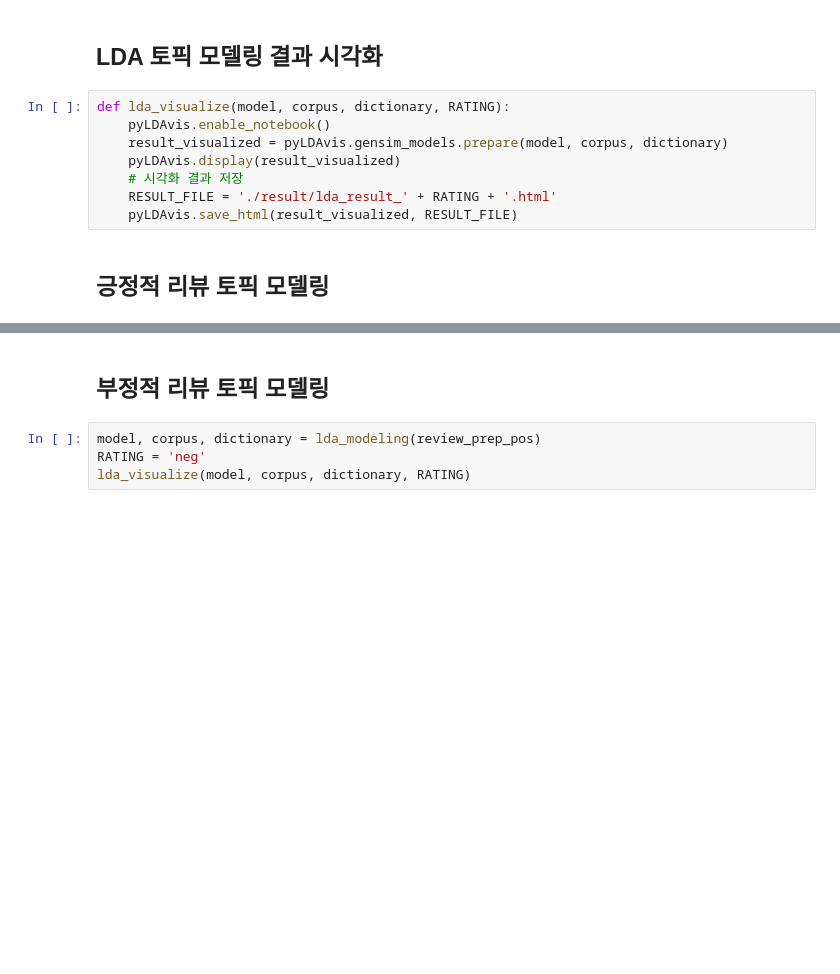
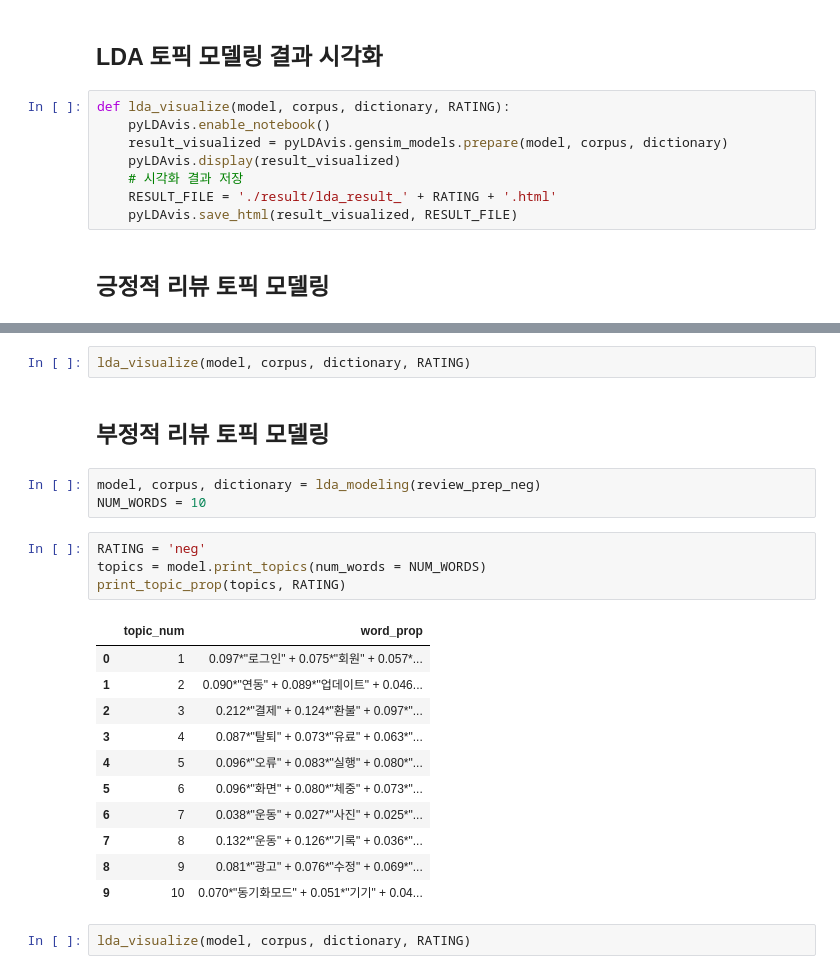
Before and after one commit to park-gb/mHealthApp-review-textmining, a Jupyter notebook: mHeatlhApp-review-textmining.ipynb, the cells around one changed output, grey strips where cells are left out. Saved outputs shown, nothing was run; the diff lists cells and outputs as text; blank space fills up the shorter version.

```diff
--- a/mHeatlhApp-review-textmining.ipynb
+++ b/mHeatlhApp-review-textmining.ipynb
@@ -305,6 +331,25 @@ lda_visualize(model, corpus, dictionary, RATING)
+# %%
+lda_visualize(model, corpus, dictionary, RATING)
 # %% [markdown]
 ## 부정적 리뷰 토픽 모델링
+# %%
+model, corpus, dictionary = lda_modeling(review_prep_neg)
+NUM_WORDS = 10
+# %%
+RATING = 'neg'
+topics = model.print_topics(num_words = NUM_WORDS)
+print_topic_prop(topics, RATING)
+# %% [output]
+|  | topic_num | word_prop |
+| 0 | 1 | 0.097*"로그인" + 0.075*"회원" + 0.057*... |
+| 1 | 2 | 0.090*"연동" + 0.089*"업데이트" + 0.046... |
+| 2 | 3 | 0.212*"결제" + 0.124*"환불" + 0.097*"... |
+| 3 | 4 | 0.087*"탈퇴" + 0.073*"유료" + 0.063*"... |
+| 4 | 5 | 0.096*"오류" + 0.083*"실행" + 0.080*"... |
+| 5 | 6 | 0.096*"화면" + 0.080*"체중" + 0.073*"... |
+| 6 | 7 | 0.038*"운동" + 0.027*"사진" + 0.025*"... |
+| 7 | 8 | 0.132*"운동" + 0.126*"기록" + 0.036*"... |
+| 8 | 9 | 0.081*"광고" + 0.076*"수정" + 0.069*"... |
+| 9 | 10 | 0.070*"동기화모드" + 0.051*"기기" + 0.04... |
 # %%
-model, corpus, dictionary = lda_modeling(review_prep_pos)
-RATING = 'neg'
 lda_visualize(model, corpus, dictionary, RATING)
```
Also changed, not shown: parts of 4 cells of this notebook, 5 other files.
